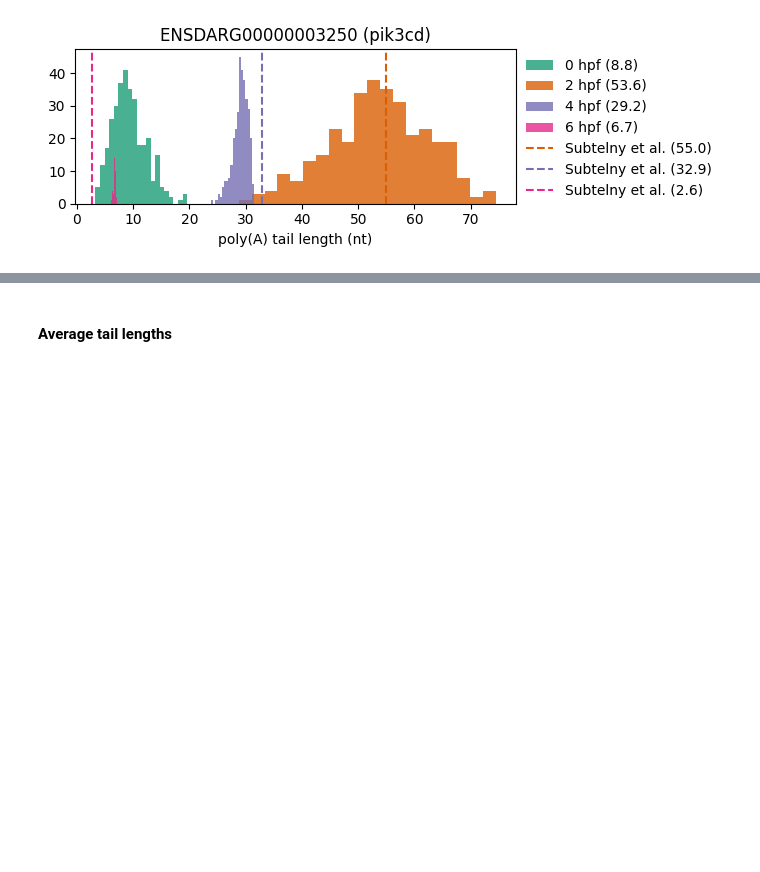
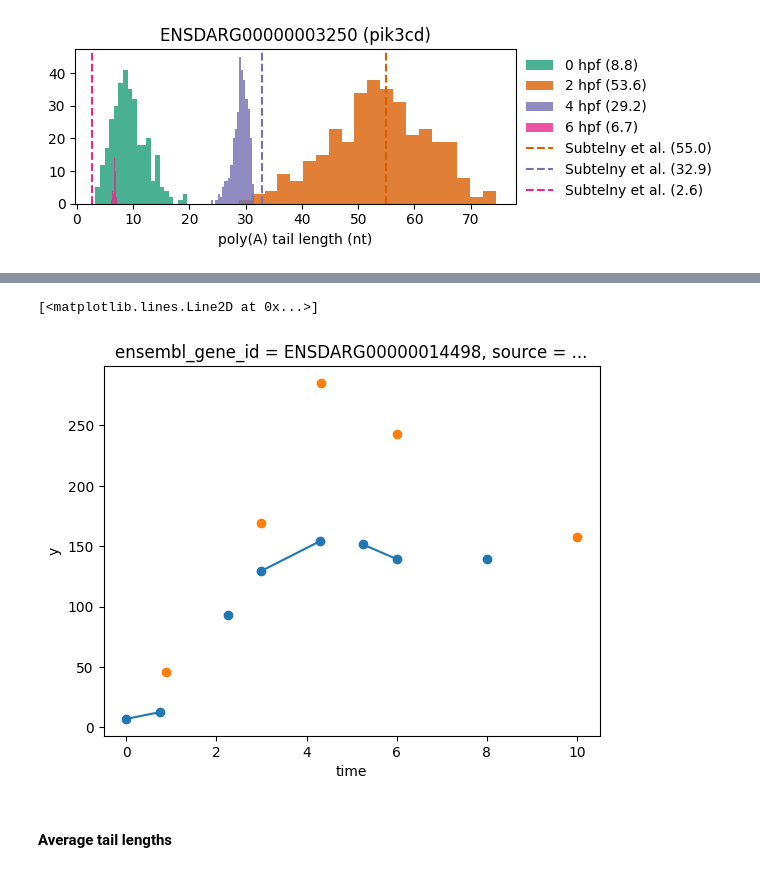
Before and after one commit to mariegrho/polyA_model, a Jupyter notebook: evaluation.ipynb, the cells around one changed output, grey strips where cells are left out. Cells and saved outputs as stored; diff of their text form; code cells hidden in the pictures; blank space fills up the shorter version.

```diff
--- a/evaluation.ipynb
+++ b/evaluation.ipynb
@@ -51,0 +79,9 @@ for gene_id in genes:
+# %%
+d = xr.load_dataset("data/genes_tpms_white_pauli_JN_BK_mean_wSource.nc").sel(time=slice(0,10))
+d1 = d.sel(ensembl_gene_id = "ENSDARG00000014498")
+
+d1.y.sel(source="White et al.").plot.line("o-")
+d1.y.sel(source='Pauli et al.').plot.line("o-")
+# %% [output]
+[<matplotlib.lines.Line2D at 0x...>]
+[figure, added]
```
Also changed, not shown: parts of 3 cells of this notebook, 24 other files.
